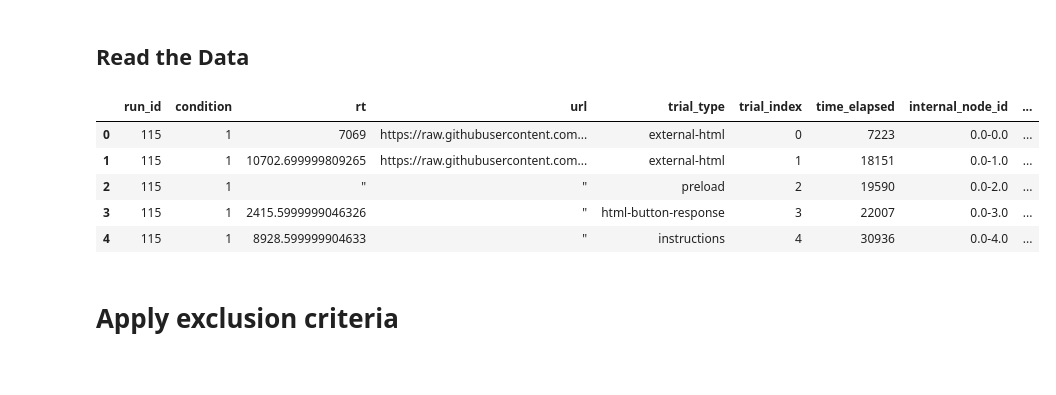
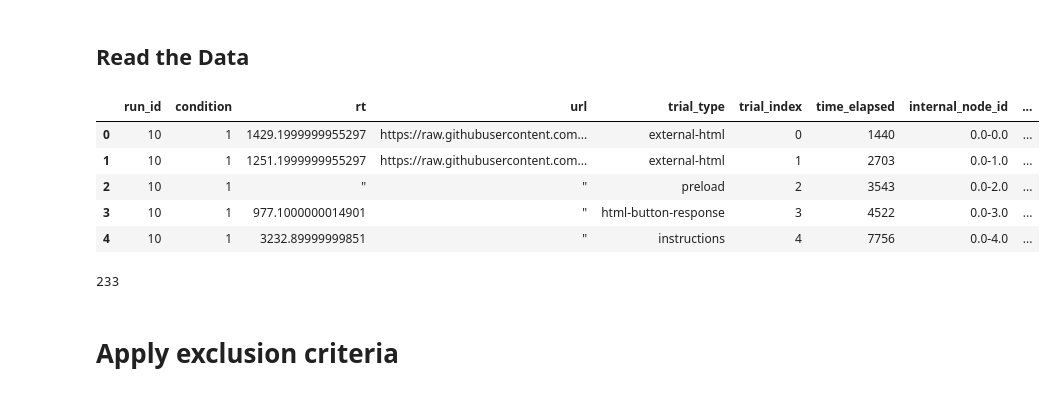
Before and after one commit to Sepsad/Interindividual-differences-in-Learning-to-Act-or-Avoid, a Jupyter notebook: First_session.ipynb, the cells around one changed output. Cells and saved outputs as stored; diff of their text form; code cells hidden in the pictures.

```diff
--- a/First_session.ipynb
+++ b/First_session.ipynb
@@ -12,17 +12,22 @@ import json
 # %% [markdown]
 ## Read the Data
 # %%
-first_session_raw_data = pd.read_csv('Data/first_round_data.csv', index_col=0).reset_index().drop(columns=['index'])
-# first_session_raw_data = first_session_raw_data[first_session_raw_data.mturkID != 'nan' ]
+first_session_raw_data = pd.read_csv('Data/gono-go-game-first-round.csv', index_col=0).reset_index()
+# first_session_raw_data = first_session_raw_data[first_session_raw_data['recorded_at'] > '2022-01-18']
 
 num_all_experimenters = len(first_session_raw_data.mturkID.unique())
 num_excluded_experimenters = 0
 
+first_session_raw_data['correct'] = first_session_raw_data.correct == 'true'
 first_session_raw_data.head()
 # %% [output]
 |  | run_id | condition | rt | url | trial_type | trial_index | time_elapsed | internal_node_id | ... |
-| 0 | 115 | 1 | 7069 | https://raw.githubusercontent.com... | external-html | 0 | 7223 | 0.0-0.0 | ... |
-| 1 | 115 | 1 | 10702.699999809265 | https://raw.githubusercontent.com... | external-html | 1 | 18151 | 0.0-1.0 | ... |
-| 2 | 115 | 1 | " | " | preload | 2 | 19590 | 0.0-2.0 | ... |
-| 3 | 115 | 1 | 2415.5999999046326 | " | html-button-response | 3 | 22007 | 0.0-3.0 | ... |
-| 4 | 115 | 1 | 8928.599999904633 | " | instructions | 4 | 30936 | 0.0-4.0 | ... |
+| 0 | 10 | 1 | 1429.1999999955297 | https://raw.githubusercontent.com... | external-html | 0 | 1440 | 0.0-0.0 | ... |
+| 1 | 10 | 1 | 1251.1999999955297 | https://raw.githubusercontent.com... | external-html | 1 | 2703 | 0.0-1.0 | ... |
+| 2 | 10 | 1 | " | " | preload | 2 | 3543 | 0.0-2.0 | ... |
+| 3 | 10 | 1 | 977.1000000014901 | " | html-button-response | 3 | 4522 | 0.0-3.0 | ... |
+| 4 | 10 | 1 | 3232.89999999851 | " | instructions | 4 | 7756 | 0.0-4.0 | ... |
+# %%
+len(first_session_raw_data.mturkID.unique())
+# %% [output]
+233
```
Also changed, not shown: parts of 22 cells of this notebook, 2 other files.
